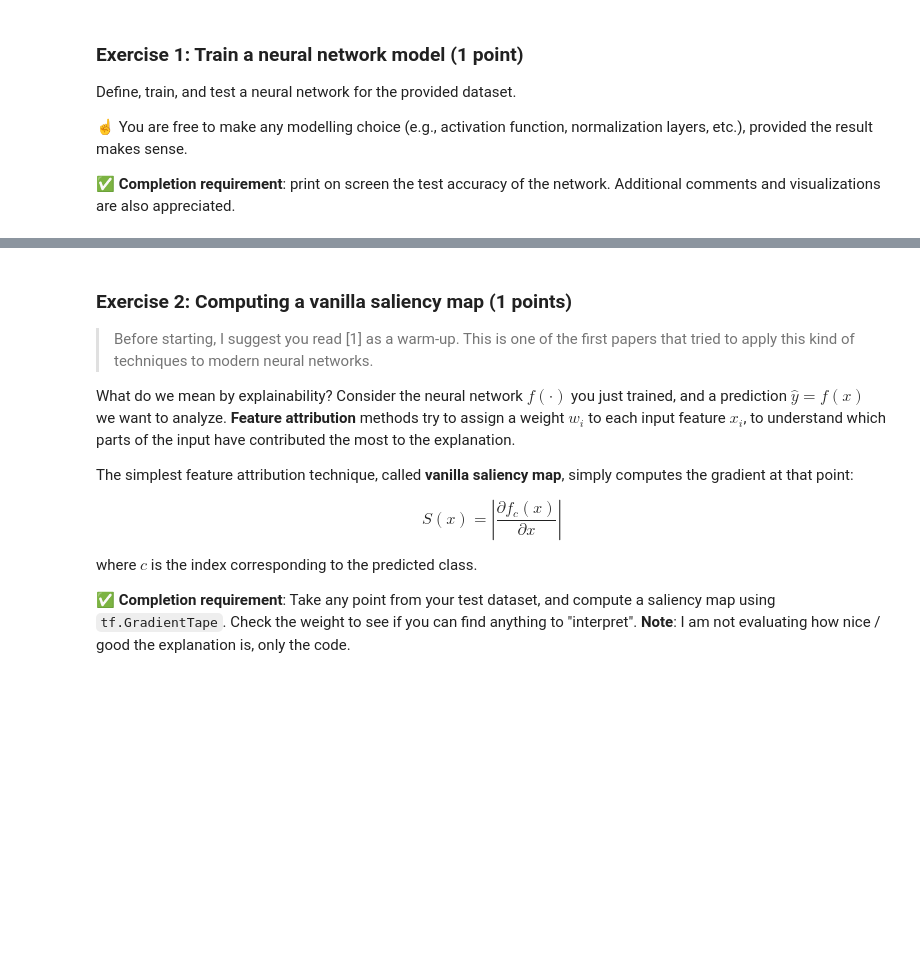
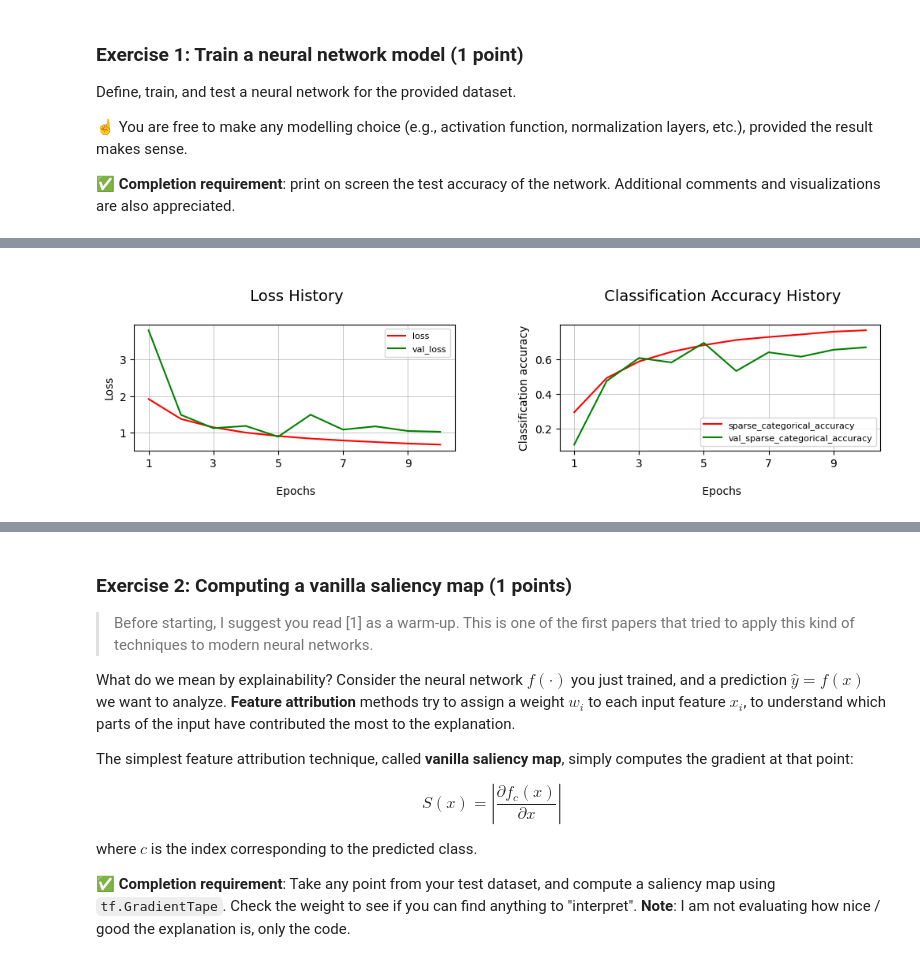
Before and after one commit to LM1997610/NeuralNetworks, a Jupyter notebook: NNDS_2023_Homework.ipynb, the cells around one changed output, grey strips where cells are left out. Cells and saved outputs as stored; diff of their text form; code cells hidden in the pictures; blank space fills up the shorter version.

```diff
--- a/NNDS_2023_Homework.ipynb
+++ b/NNDS_2023_Homework.ipynb
@@ -107,7 +111,7 @@ def add_conv_block(model, n_filters):
   model.add(tf.keras.layers.BatchNormalization())                       # batch_normalization
   model.add(tf.keras.layers.MaxPooling2D(pool_size=(2, 2), strides=2))  # pool_layer
   model.add(tf.keras.layers.Activation('relu'))                         # activation
-  model.add(tf.keras.layers.Dropout(0.5))                               # drop_out
+  #model.add(tf.keras.layers.Dropout(0.5))                               # drop_out
 
   return model
 # %%
@@ -122,28 +126,24 @@ for i in hidden_layers:
 
 model.add(tf.keras.layers.Flatten())
 model.add(tf.keras.layers.Dense(512, activation='relu'))
-model.add(tf.keras.layers.Dropout(0.5))
 model.add(tf.keras.layers.Dense(10))
 # %%
 # TODO: train the neural network.
 
-lr =  3e-3
+lr =  2e-3
 weight_decay = 0.0001
-milestones = [4, 6, 8, 10, 12, 13, 14, 16, 18, 19]
-gamma = 0.75
-n_epoches = 20
+n_epoches = 31
+gamma = 0.9
+
+lr_schedule = tf.keras.optimizers.schedules.ExponentialDecay(initial_learning_rate= lr,
+                                                              decay_steps = 50000,
+                                                              decay_rate = gamma, staircase=True)
 
 cross_entropy = tf.keras.losses.SparseCategoricalCrossentropy(from_logits=True)
 accuracy = tf.keras.metrics.SparseCategoricalAccuracy()
-optimizer = tf.keras.optimizers.Adam(learning_rate = lr, weight_decay = weight_decay)
-
-def scheduler(epoch, lr):
-    if epoch in milestones:
-        lr *= gamma
-    return lr
+optimizer = tf.keras.optimizers.Adam(learning_rate = lr_schedule, weight_decay = weight_decay)
 
 call= [tf.keras.callbacks.TerminateOnNaN(),
-      tf.keras.callbacks.LearningRateScheduler(scheduler),
       tf.keras.callbacks.EarlyStopping(patience=5, restore_best_weights=True, verbose=1)]
 
 model.compile(optimizer= optimizer, loss = cross_entropy, metrics = accuracy)
@@ -155,11 +171,13 @@ history = model.fit(train_data, epochs=n_epoches, validation_data = val_data, ca
 # %%
 # TODO: test the neural network and print the result on screen.
 
-do_plot(history, n_epoches)
+do_plot(history, 10)
 
 test_loss, test_acc = model.evaluate(test_data, verbose=1)
 print(f"\n >> test Loss: {round(test_loss,4)}\n >> test Accuracy : {round(test_acc, 4)}")
 
 #model.save("CIFAR10_model.h5") # save the model
 
 # loaded_model = tf.keras.models.load_model("CIFAR10_model.h5")
+# %% [output]
+[figure, added]
```
Also changed, not shown: parts of 4 cells of this notebook.
